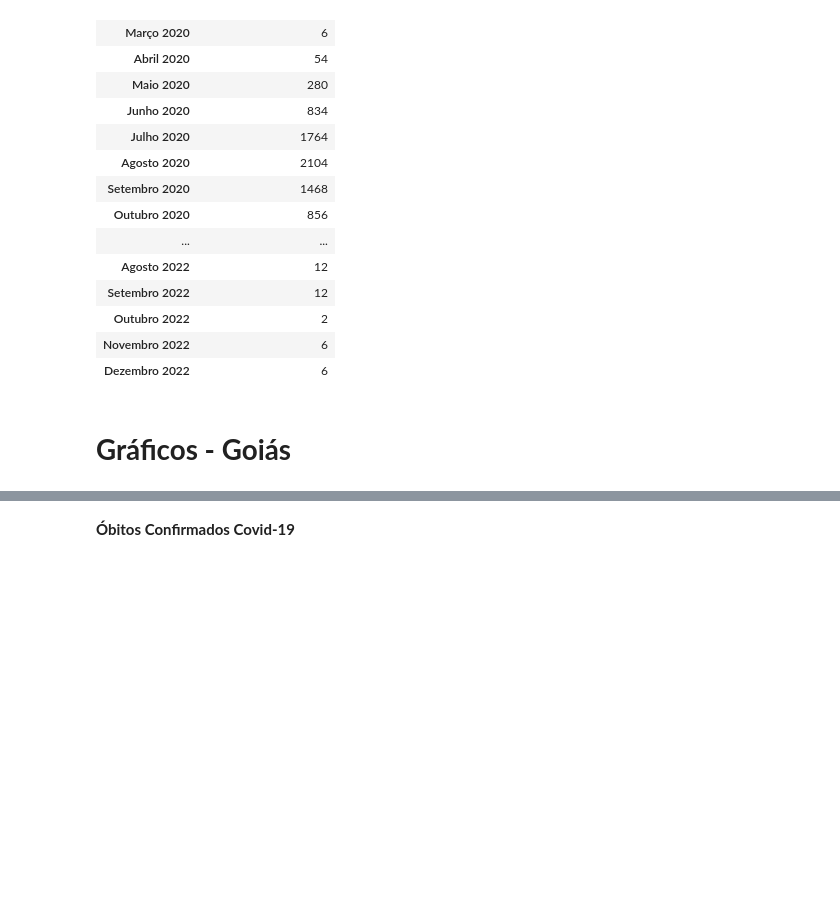
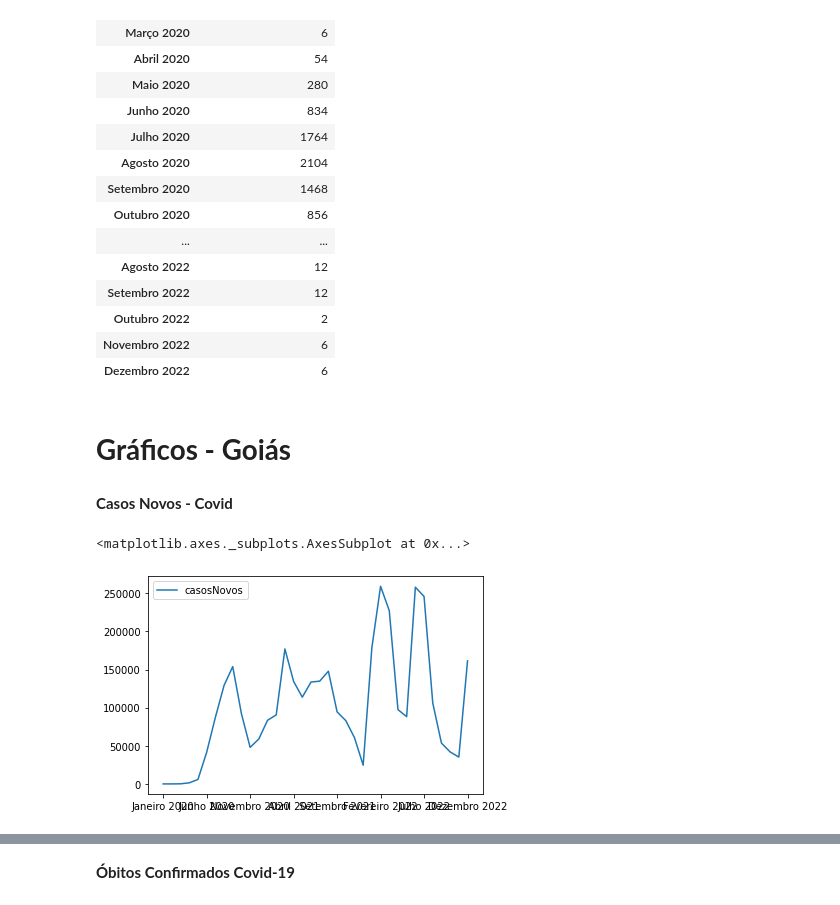
Before and after one commit to laysfreitas/Covid_Dados, a Jupyter notebook: Covid_19_Obitos.ipynb, the cells around one changed output, grey strips where cells are left out. Drawn from its saved outputs; the diff is of its cells as text; code cells hidden in the pictures; blank space fills up the shorter version.

```diff
--- a/Covid_19_Obitos.ipynb
+++ b/Covid_19_Obitos.ipynb
@@ -110,3 +236,10 @@ Result_GO_Obitos['Dezembro 2020'] = df_GO_obitos.query('dataNotificacao.str.star
+# %%
+Result_GO['Julho 2021'] = df_GO_ocupacao.query('dataNotificacao.str.startswith("2021-07").values').sum()
+Result_GO['Agosto 2021'] = df_GO_ocupacao.query('dataNotificacao.str.startswith("2021-08").values').sum()
+Result_GO['Setembro 2021'] = df_GO_ocupacao.query('dataNotificacao.str.startswith("2021-09").values').sum()
+Result_GO['Outubro 2021'] = df_GO_ocupacao.query('dataNotificacao.str.startswith("2021-10").values').sum()
+Result_GO['Novembro 2021'] = df_GO_ocupacao.query('dataNotificacao.str.startswith("2021-11").values').sum()
+Result_GO['Dezembro 2021'] = df_GO_ocupacao.query('dataNotificacao.str.startswith("2021-12").values').sum()
 # %%
 Result_GO_Obitos['Janeiro 2021'] = df_GO_obitos.query('dataNotificacao.str.startswith("2021-01").values').sum()
 Result_GO_Obitos['Fevereiro 2021'] = df_GO_obitos.query('dataNotificacao.str.startswith("2021-02").values').sum()
@@ -125,6 +258,20 @@ Result_GO_Obitos['Dezembro 2021'] = df_GO_obitos.query('dataNotificacao.str.star
 
 
 > 2022
+# %%
+Result_GO['Janeiro 2022'] = df_GO_ocupacao.query('dataNotificacao.str.startswith("2022-01").values').sum()
+Result_GO['Fevereiro 2022'] = df_GO_ocupacao.query('dataNotificacao.str.startswith("2022-02").values').sum()
+Result_GO['Março 2022'] = df_GO_ocupacao.query('dataNotificacao.str.startswith("2022-03").values').sum()
+Result_GO['Abril 2022'] = df_GO_ocupacao.query('dataNotificacao.str.startswith("2022-04").values').sum()
+Result_GO['Maio 2022'] = df_GO_ocupacao.query('dataNotificacao.str.startswith("2022-05").values').sum()
+Result_GO['Junho 2022'] = df_GO_ocupacao.query('dataNotificacao.str.startswith("2022-06").values').sum()
+# %%
+Result_GO['Julho 2022'] = df_GO_ocupacao.query('dataNotificacao.str.startswith("2022-07").values').sum()
+Result_GO['Agosto 2022'] = df_GO_ocupacao.query('dataNotificacao.str.startswith("2022-08").values').sum()
+Result_GO['Setembro 2022'] = df_GO_ocupacao.query('dataNotificacao.str.startswith("2022-09").values').sum()
+Result_GO['Outubro 2022'] = df_GO_ocupacao.query('dataNotificacao.str.startswith("2022-10").values').sum()
+Result_GO['Novembro 2022'] = df_GO_ocupacao.query('dataNotificacao.str.startswith("2022-11").values').sum()
+Result_GO['Dezembro 2022'] = df_GO_ocupacao.query('dataNotificacao.str.startswith("2022-12").values').sum()
 # %%
 Result_GO_Obitos['Janeiro 2022'] = df_GO_obitos.query('dataNotificacao.str.startswith("2022-01").values').sum()
 Result_GO_Obitos['Fevereiro 2022'] = df_GO_obitos.query('dataNotificacao.str.startswith("2022-02").values').sum()
@@ -141,0 +296,3 @@ Result_GO_Obitos['Dezembro 2022'] = df_GO_obitos.query('dataNotificacao.str.star
+# %%
+Result_GO = Result_GO.drop('dataNotificacao')
+Result_GO = Result_GO.T
@@ -552,3 +945,10 @@ Result_DF_Obitos
 | Dezembro 2022 | 6 |
 # %% [markdown]
 # **Gráficos - Goiás**
+# %% [markdown]
+**Casos Novos - Covid**
+# %%
+Result_GO.plot()
+# %% [output]
+<matplotlib.axes._subplots.AxesSubplot at 0x...>
+[figure, added]
```
Also changed, not shown: parts of 83 cells of this notebook.
